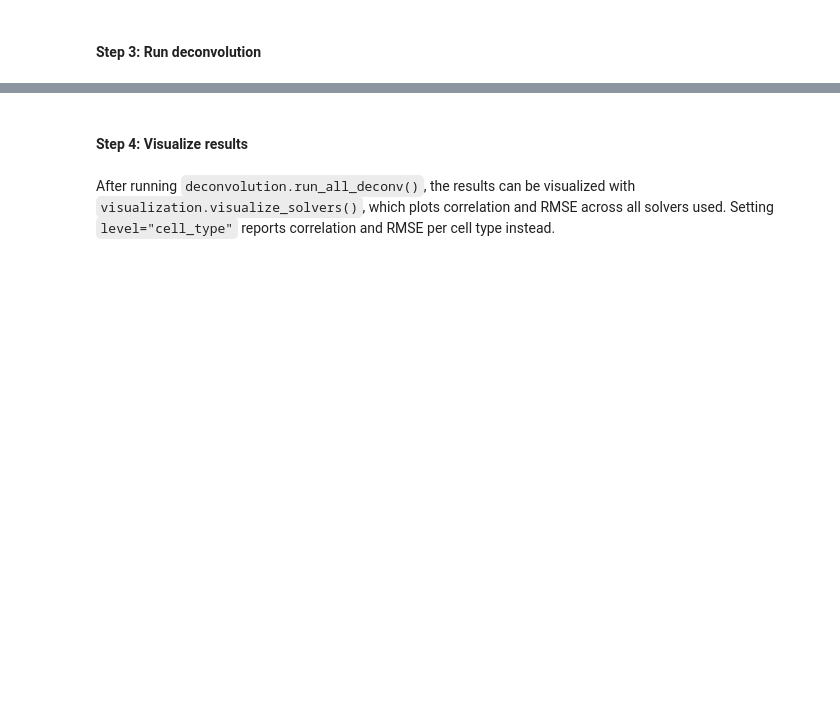
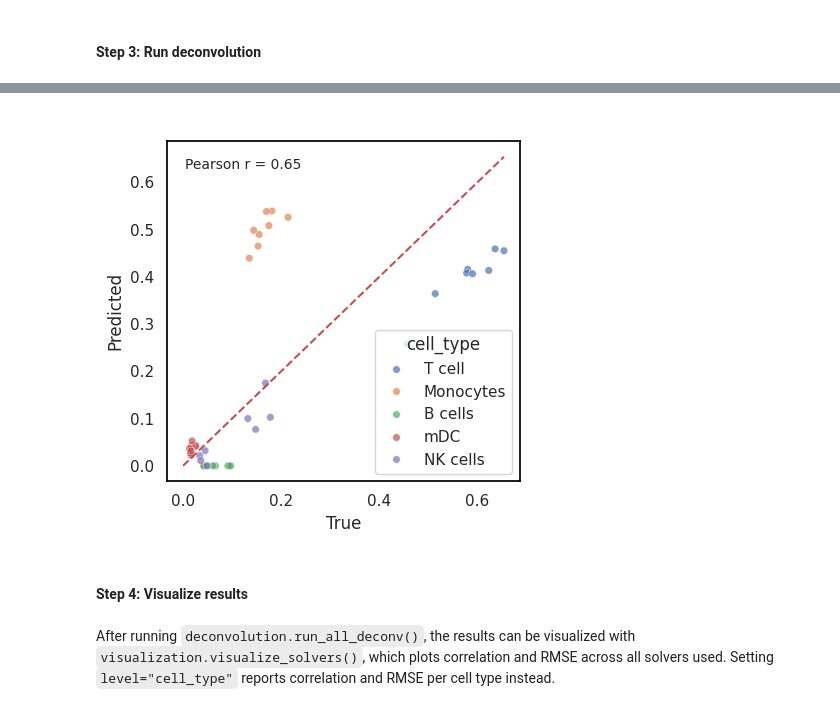
Before and after one commit to Eastmanmd/DECONVersation, a Jupyter notebook: tutorials/run_deconversation_on_bulk_geneformer.ipynb, the cells around one changed output, grey strips where cells are left out. Cells and saved outputs as stored; diff of their text form; code cells hidden in the pictures; blank space fills up the shorter version.

```diff
--- a/tutorials/run_deconversation_on_bulk_geneformer.ipynb
+++ b/tutorials/run_deconversation_on_bulk_geneformer.ipynb
@@ -116,19 +147,0 @@ Here we run deconvolution with `deconvolution.run_all_deconv()`, which runs ever
-# %%
-# Run deconvolution
-results = deconvolution.run_all_deconv(bulk_df = bulk_gf.T,
-                         signature_df = sig_mat_gf.T)
-
-# Harmonize results to match ground truth
-def harmonize_columns(df):
-    df = df.copy()
-    if "pDC" in df.columns and "mDC" in df.columns:
-        df["mDC"] = df["mDC"] + df["pDC"]
-        df = df.drop(columns=["pDC"])
-    elif "pDC" in df.columns:
-        df = df.rename(columns={"pDC": "mDC"})
-    df = df.rename(columns={"T cells": "T cell"})
-    return df
-
-
-# Harmonize results to match ground truth
-results = {solver: harmonize_columns(df) for solver, df in results.items()}
@@ -154,3 +166,10 @@ Finished in 0.30 seconds.
+# %%
+visualization.plot_true_vs_predicted(y_true_df=ground_truth,
+                                     y_pred_df=result,
+                                     stratify_by_celltype=False,
+                                     dot_size=30)
+# %% [output]
+[figure, added]
 # %% [markdown]
 #### Step 4: Visualize results
 # %% [markdown]
```
Also changed, not shown: parts of 13 cells of this notebook, 1 other file.
